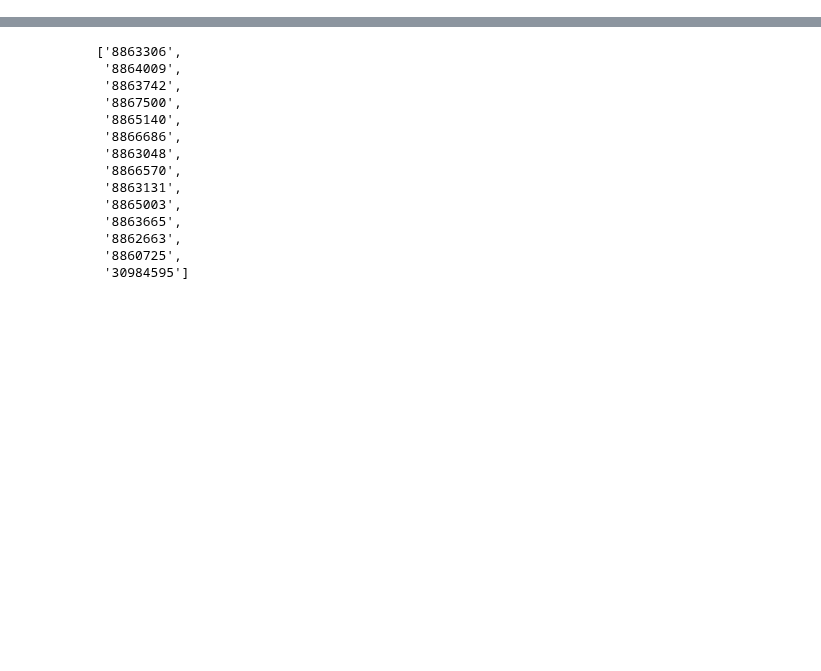
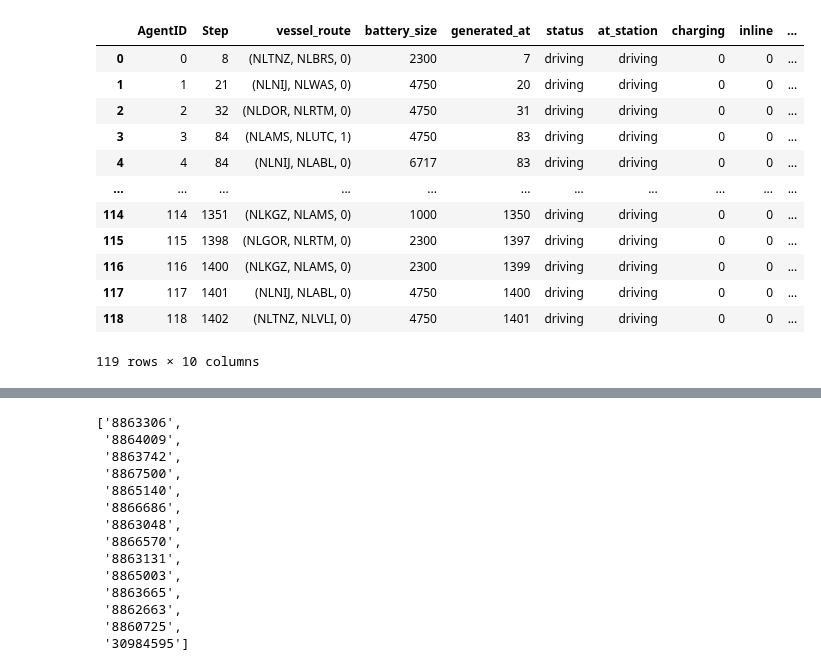
Before and after one commit to fabiandriessen/Thesis, a Jupyter notebook: ABM/own_work/Input_data_test.ipynb, the cells around one changed output, grey strips where cells are left out. Saved outputs shown, nothing was run; the diff lists cells and outputs as text; code cells hidden in the pictures; blank space fills up the shorter version.

```diff
--- a/ABM/own_work/Input_data_test.ipynb
+++ b/ABM/own_work/Input_data_test.ipynb
@@ -46,0 +349,16 @@ a
+# %%
+vessel_df1
+# %% [output]
+|  | AgentID | Step | vessel_route | battery_size | generated_at | status | at_station | charging | inline | ... |
+| 0 | 0 | 8 | (NLTNZ, NLBRS, 0) | 2300 | 7 | driving | driving | 0 | 0 | ... |
+| 1 | 1 | 21 | (NLNIJ, NLWAS, 0) | 4750 | 20 | driving | driving | 0 | 0 | ... |
+| 2 | 2 | 32 | (NLDOR, NLRTM, 0) | 4750 | 31 | driving | driving | 0 | 0 | ... |
+| 3 | 3 | 84 | (NLAMS, NLUTC, 1) | 4750 | 83 | driving | driving | 0 | 0 | ... |
+| 4 | 4 | 84 | (NLNIJ, NLABL, 0) | 6717 | 83 | driving | driving | 0 | 0 | ... |
+| ... | ... | ... | ... | ... | ... | ... | ... | ... | ... | ... |
+| 114 | 114 | 1351 | (NLKGZ, NLAMS, 0) | 1000 | 1350 | driving | driving | 0 | 0 | ... |
+| 115 | 115 | 1398 | (NLGOR, NLRTM, 0) | 2300 | 1397 | driving | driving | 0 | 0 | ... |
+| 116 | 116 | 1400 | (NLKGZ, NLAMS, 0) | 2300 | 1399 | driving | driving | 0 | 0 | ... |
+| 117 | 117 | 1401 | (NLNIJ, NLABL, 0) | 4750 | 1400 | driving | driving | 0 | 0 | ... |
+| 118 | 118 | 1402 | (NLTNZ, NLVLI, 0) | 4750 | 1401 | driving | driving | 0 | 0 | ... |
+119 rows × 10 columns
```
Also changed, not shown: parts of 48 cells of this notebook, 5 other files.
